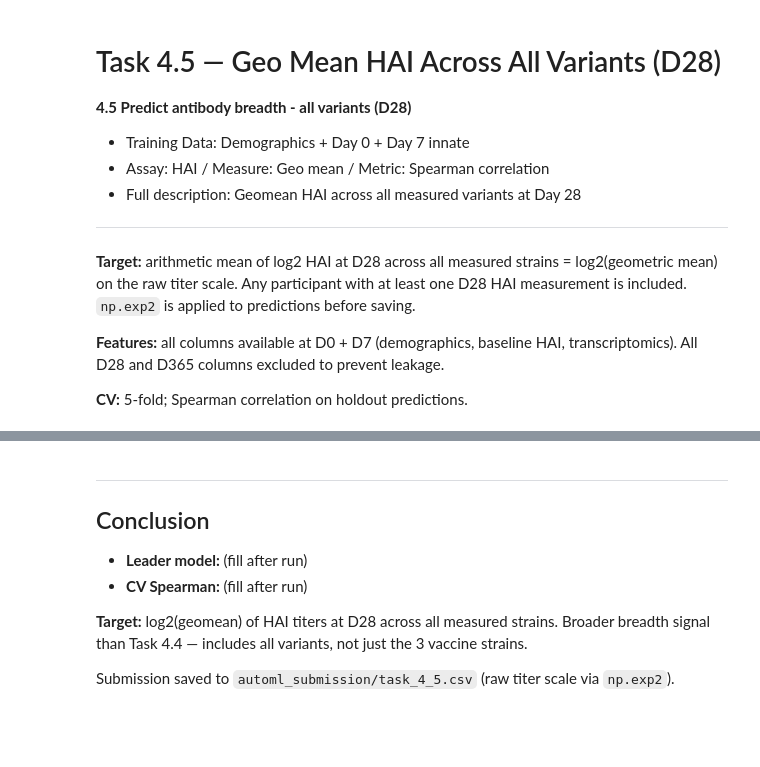
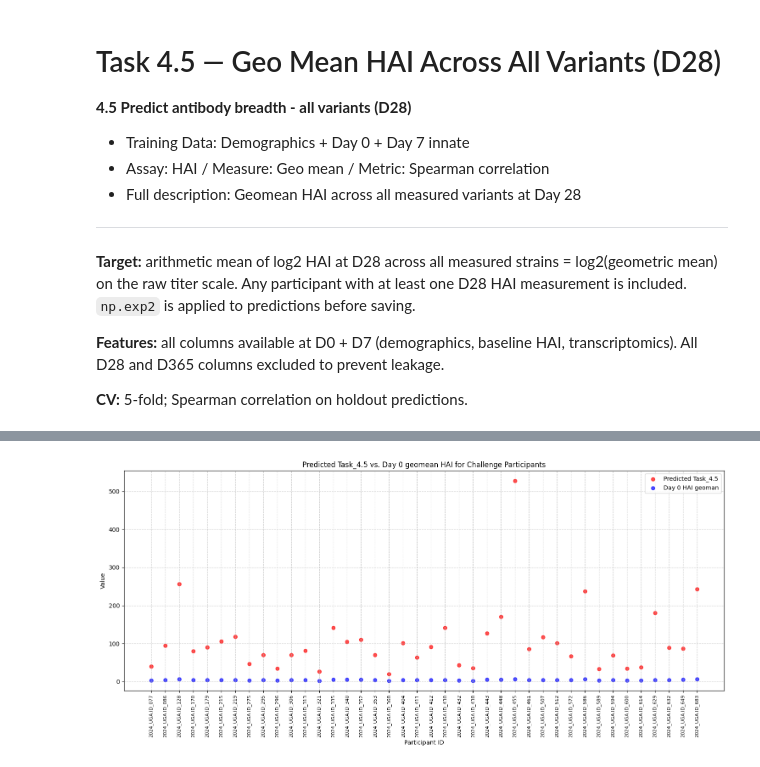
Before and after one commit to DirtyChay/cmi-flu-prediction-challenge-capstone, a Jupyter notebook: automl_models/task_4_5.ipynb, the cells around one changed output, grey strips where cells are left out. Drawn from its saved outputs; the diff is of its cells as text; code cells hidden in the pictures; blank space fills up the shorter version.

```diff
--- a/automl_models/task_4_5.ipynb
+++ b/automl_models/task_4_5.ipynb
@@ -132,10 +582,14 @@ aml.leader.varimp_plot(num_of_features=20)
 # %%
-challenge_hf = h2o.H2OFrame(challenge_data)
-y_pred = aml.leader.predict(challenge_hf).as_data_frame()['predict']
+challenge_hf = h2o.H2OFrame(df_challenge)
+y_pred_challenge = aml.leader.predict(challenge_hf).as_data_frame()['predict']
 
 results = pd.DataFrame({
-    'Participant_ID': challenge_data['participant_id'].values,
-    'Task_4.5': np.exp2(y_pred),
+    'participant_id': df_challenge['participant_id'].values,
+    'Task_4.5': np.exp2(y_pred_challenge),
 })
-results.to_csv(f'{SUBMISSION_PATH}/task_4_5.csv', index=False)
+
+results = results.merge(df_challenge[['participant_id', 'geomean_d0']], on='participant_id', how='inner')
+results['Task_4.5'] = np.exp2(results['Task_4.5'] + results['geomean_d0'])
+d0 = results.copy(deep=True)
+results.drop(columns = ['geomean_d0'], inplace = True)
 results
@@ -144,10 +617,19 @@ h2o.cluster().shutdown()
-# %% [markdown]
----
-## Conclusion
-
-- **Leader model:** (fill after run)
-- **CV Spearman:** (fill after run)
-
-**Target:** log2(geomean) of HAI titers at D28 across all measured strains. Broader breadth signal than Task 4.4 — includes all variants, not just the 3 vaccine strains.
-
-Submission saved to `automl_submission/task_4_5.csv` (raw titer scale via `np.exp2`).
+# %%
+plt.figure(figsize=(15, 7))
+
+# Plot predicted Task_4.5 values
+plt.scatter(d0['participant_id'], d0['Task_4.5'], color='red', label='Predicted Task_4.5', alpha=0.7)
+
+# Plot Day 0 HAI values (d0 value)
+plt.scatter(d0['participant_id'], d0['geomean_d0'], color='blue', label='Day 0 HAI geoman', alpha=0.7)
+
+plt.xlabel('Participant ID')
+plt.ylabel('Value')
+plt.title('Predicted Task_4.5 vs. Day 0 geomean HAI for Challenge Participants')
+plt.xticks(rotation=90, fontsize=8) # Rotate x-axis labels for readability
+plt.legend()
+plt.grid(True, linestyle='--', alpha=0.6)
+plt.tight_layout()
+plt.show()
+# %% [output]
+[figure, added]
```
Also changed, not shown: parts of 44 cells of this notebook.
